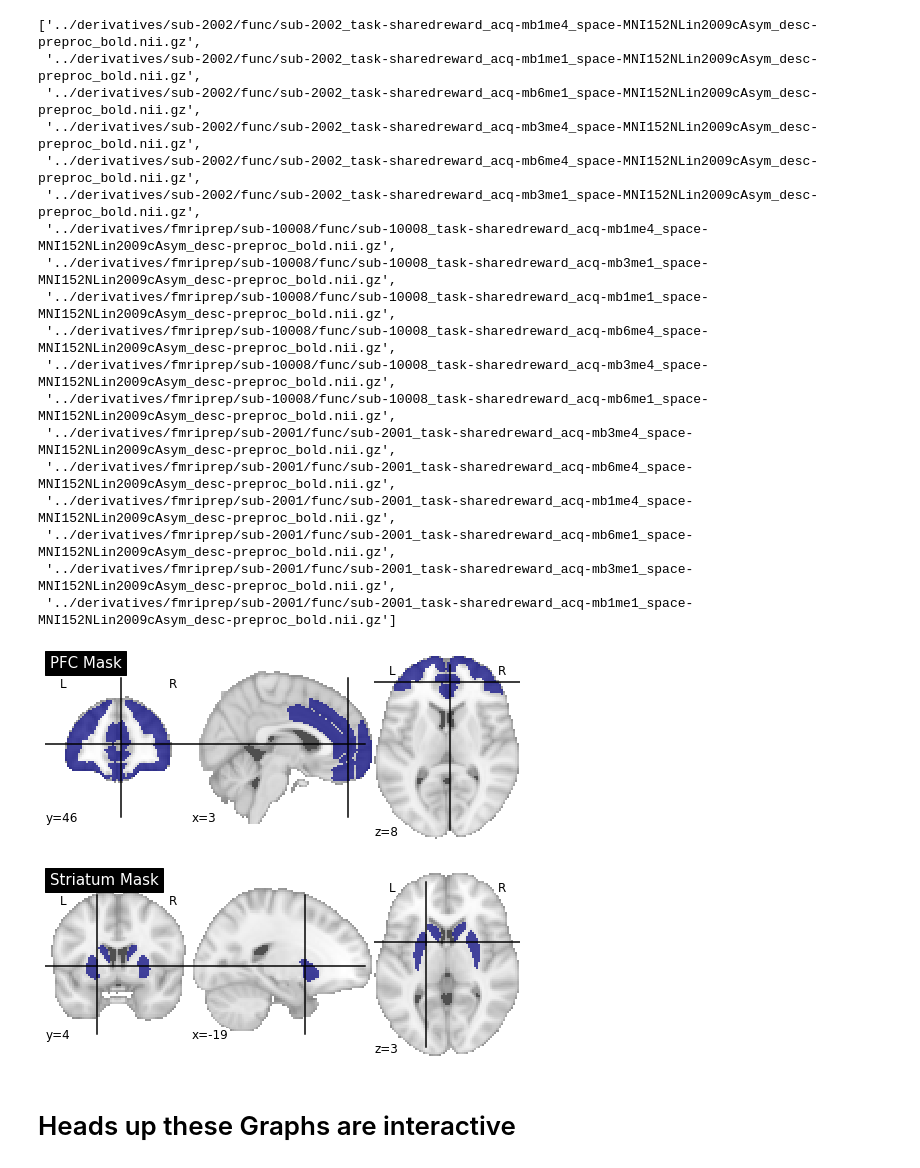
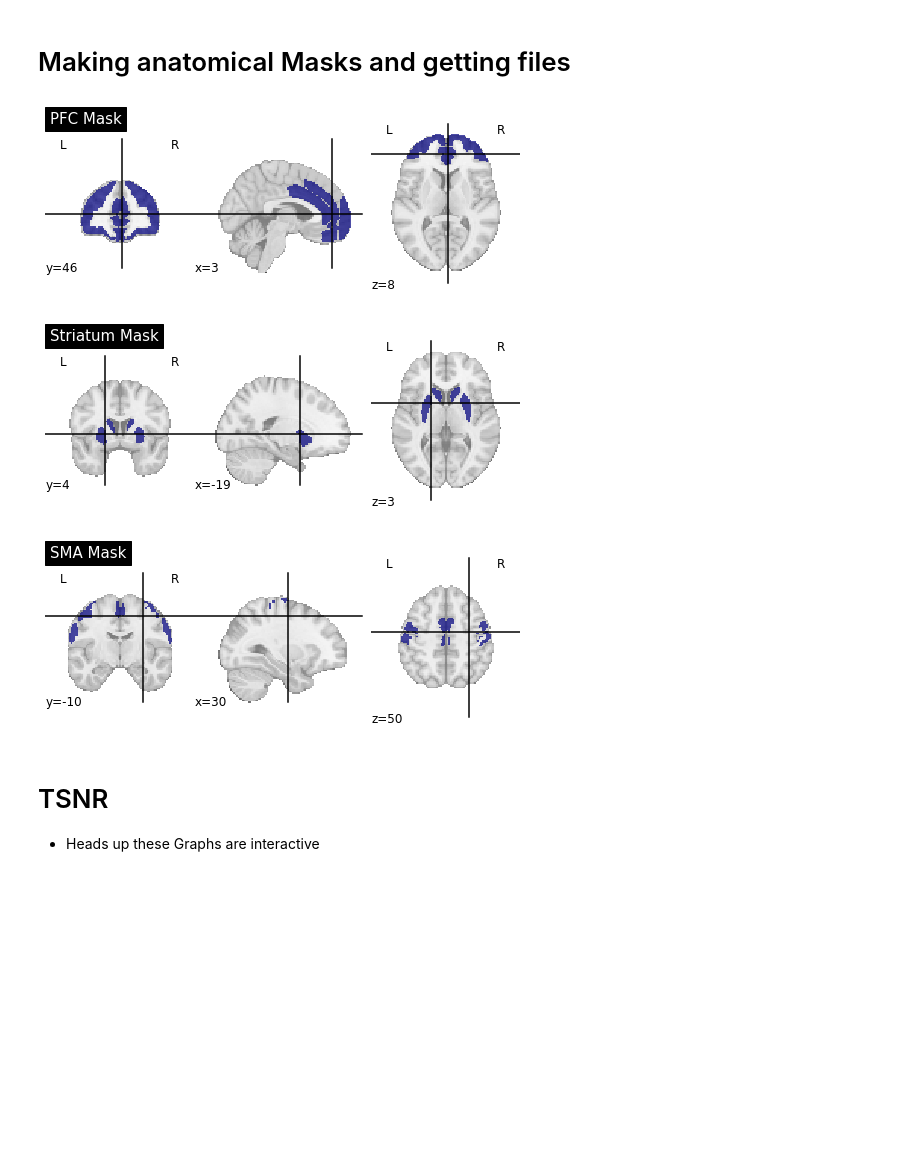
Before and after one commit to DVS-Lab/rf1-sequence-pilot, a Jupyter notebook: code/Compute_TSNR.ipynb, the cells around one changed output. Drawn from its saved outputs; the diff is of its cells as text; code cells hidden in the pictures; blank space fills up the shorter version.

Commit message:
messing with programs to show ORI how they work plus creating output for TEDANA

```diff
--- a/code/Compute_TSNR.ipynb
+++ b/code/Compute_TSNR.ipynb
@@ -15,65 +16,66 @@ warnings.filterwarnings("ignore")
+# %% [markdown]
+# Making anatomical Masks and getting files
 # %%
 from nilearn import image,datasets,masking,plotting,input_data
 #Striatum Mask
 
 f_list = [os.path.join(root,f) for root,dirs,files in os.walk(
     '../derivatives/') for f in files if f.endswith('desc-preproc_bold.nii.gz')]
-display(f_list)
 
 HO_sub=datasets.fetch_atlas_harvard_oxford(atlas_name='sub-maxprob-thr50-2mm')
 
 keep = [idx for idx, s in enumerate(HO_sub.labels) if
         'Accumbens' in s or
         'Caudate' in s or
         'Putamen' in s]
 
 keepimg_list=[image.math_img("img==%s"%(idx),img=HO_sub.maps) for idx in keep]
+
 str_regions=image.concat_imgs(np.array(keepimg_list))
-
 str_mask=masking.compute_background_mask(str_regions)
 str_mask=NiftiMasker(mask_img=str_mask)
 
 #MPFC mask
 HO_cort=datasets.fetch_atlas_harvard_oxford(atlas_name='cort-maxprob-thr50-2mm')
 keep = [idx for idx, s in enumerate(HO_cort.labels) if
         'Frontal Medial Cortex'==s or
         'Frontal Pole'==s or
         'Frontal Orbital Cortex'==s or
         'Cingulate Gyrus, anterior division'==s or
         'Paracingulate Gyrus'==s]
 
 keepimg_list=[image.math_img("img==%s"%(idx),img=HO_cort.maps) for idx in keep]
+
 cort_regions=image.concat_imgs(np.array(keepimg_list))
+cort_mask=masking.compute_background_mask(cort_regions)
+cort_mask=NiftiMasker(mask_img=cort_mask)
 
-cort_mask=masking.compute_background_mask(cort_regions)
+#SMA mask
+HO_cort=datasets.fetch_atlas_harvard_oxford(atlas_name='cort-maxprob-thr50-2mm')
+keep = [idx for idx, s in enumerate(HO_cort.labels) if
+        'Juxtapositional Lobule Cortex' in s or
+        'Precentral Gyrus'==s or
+        'Postcentral Gyrus'==s]
 
-cort_mask=NiftiMasker(mask_img=cort_mask)
+keepimg_list=[image.math_img("img==%s"%(idx),img=HO_cort.maps) for idx in keep]
+
+SMA_regions=image.concat_imgs(np.array(keepimg_list))
+SMA_mask=masking.compute_background_mask(SMA_regions)
+SMA_mask=NiftiMasker(mask_img=SMA_mask)
 
 plotting.plot_roi(cort_mask.mask_img,title="PFC Mask")
 plt.show()
 plotting.plot_roi(str_mask.mask_img,title='Striatum Mask')
 plt.show()
+plotting.plot_roi(SMA_mask.mask_img,title='SMA Mask')
+plt.show()
 # %% [output]
-['../derivatives/sub-2002/func/sub-2002_task-sharedreward_acq-mb1me4_space-MNI152NLin2009cAsym_desc-preproc_bold.nii.gz',
- '../derivatives/sub-2002/func/sub-2002_task-sharedreward_acq-mb1me1_space-MNI152NLin2009cAsym_desc-preproc_bold.nii.gz',
- '../derivatives/sub-2002/func/sub-2002_task-sharedreward_acq-mb6me1_space-MNI152NLin2009cAsym_desc-preproc_bold.nii.gz',
- '../derivatives/sub-2002/func/sub-2002_task-sharedreward_acq-mb3me4_space-MNI152NLin2009cAsym_desc-preproc_bold.nii.gz',
- '../derivatives/sub-2002/func/sub-2002_task-sharedreward_acq-mb6me4_space-MNI152NLin2009cAsym_desc-preproc_bold.nii.gz',
- '../derivatives/sub-2002/func/sub-2002_task-sharedreward_acq-mb3me1_space-MNI152NLin2009cAsym_desc-preproc_bold.nii.gz',
- '../derivatives/fmriprep/sub-10008/func/sub-10008_task-sharedreward_acq-mb1me4_space-MNI152NLin2009cAsym_desc-preproc_bold.nii.gz',
- '../derivatives/fmriprep/sub-10008/func/sub-10008_task-sharedreward_acq-mb3me1_space-MNI152NLin2009cAsym_desc-preproc_bold.nii.gz',
- '../derivatives/fmriprep/sub-10008/func/sub-10008_task-sharedreward_acq-mb1me1_space-MNI152NLin2009cAsym_desc-preproc_bold.nii.gz',
- '../derivatives/fmriprep/sub-10008/func/sub-10008_task-sharedreward_acq-mb6me4_space-MNI152NLin2009cAsym_desc-preproc_bold.nii.gz',
- '../derivatives/fmriprep/sub-10008/func/sub-10008_task-sharedreward_acq-mb3me4_space-MNI152NLin2009cAsym_desc-preproc_bold.nii.gz',
- '../derivatives/fmriprep/sub-10008/func/sub-10008_task-sharedreward_acq-mb6me1_space-MNI152NLin2009cAsym_desc-preproc_bold.nii.gz',
- '../derivatives/fmriprep/sub-2001/func/sub-2001_task-sharedreward_acq-mb3me4_space-MNI152NLin2009cAsym_desc-preproc_bold.nii.gz',
- '../derivatives/fmriprep/sub-2001/func/sub-2001_task-sharedreward_acq-mb6me4_space-MNI152NLin2009cAsym_desc-preproc_bold.nii.gz',
- '../derivatives/fmriprep/sub-2001/func/sub-2001_task-sharedreward_acq-mb1me4_space-MNI152NLin2009cAsym_desc-preproc_bold.nii.gz',
- '../derivatives/fmriprep/sub-2001/func/sub-2001_task-sharedreward_acq-mb6me1_space-MNI152NLin2009cAsym_desc-preproc_bold.nii.gz',
- '../derivatives/fmriprep/sub-2001/func/sub-2001_task-sharedreward_acq-mb3me1_space-MNI152NLin2009cAsym_desc-preproc_bold.nii.gz',
- '../derivatives/fmriprep/sub-2001/func/sub-2001_task-sharedreward_acq-mb1me1_space-MNI152NLin2009cAsym_desc-preproc_bold.nii.gz']
-[figure, old version]
+[figure, new version]
-[figure, old version]
+[figure, new version]
+[figure, added]
+# %% [markdown]
+# TSNR
+- Heads up these Graphs are interactive
 # %%
 data=[]
 img_list=[]
@@ -99,7 +101,5 @@ for img in f_list:
     data.append([sub,mb,me,np.mean(np.abs(x.flatten())),
                  np.mean(np.abs(y.flatten())),
                  np.mean(np.abs(z.flatten()))])
-# %% [markdown]
-# Heads up these Graphs are interactive
 # %%
 for img in img_list:
```
Also changed, not shown: parts of 8 cells of this notebook, 2 other files.
